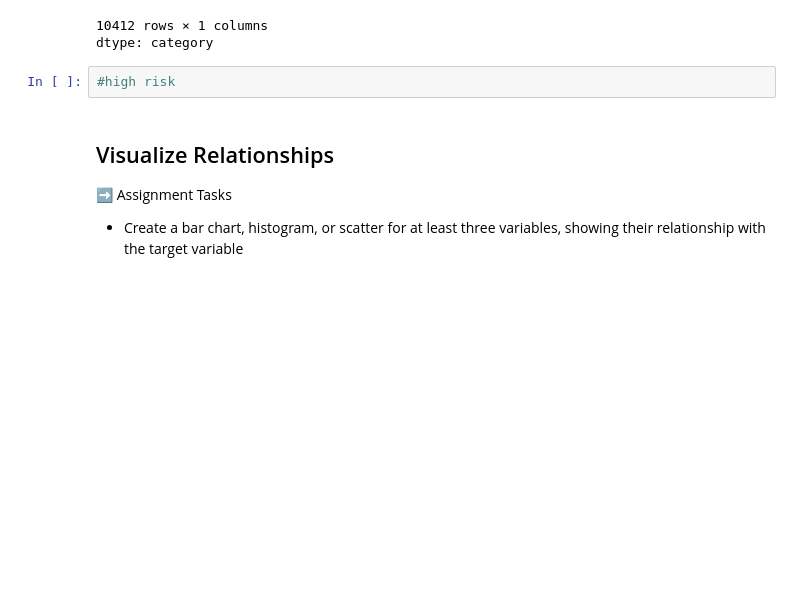
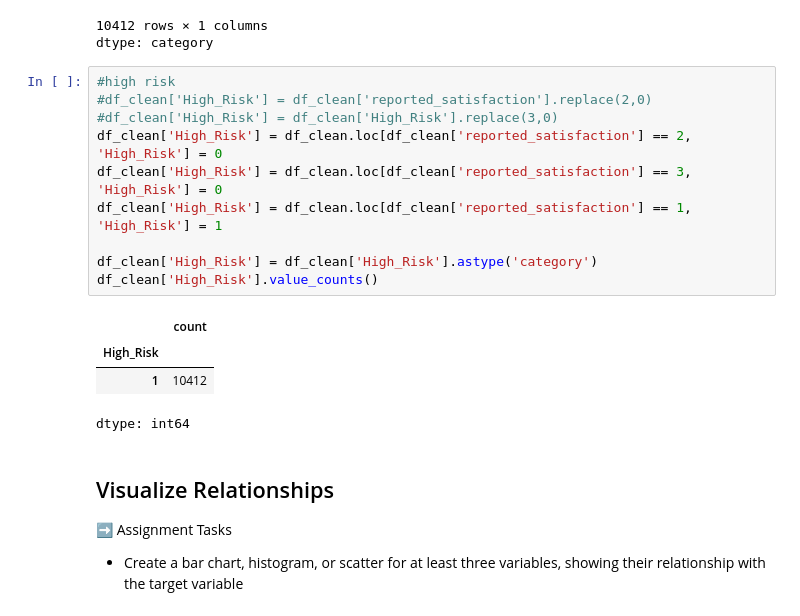
Before and after one commit to BBloxham1/is4487, a Jupyter notebook: Labs/Scripts/lab8_megatelco_data_prep.ipynb, the cells around one changed output. Drawn from its saved outputs; the diff is of its cells as text; blank space fills up the shorter version.

```diff
--- a/Labs/Scripts/lab8_megatelco_data_prep.ipynb
+++ b/Labs/Scripts/lab8_megatelco_data_prep.ipynb
@@ -240,8 +240,21 @@ df_clean['Income_Level'] = pd.cut(x=df['income'], bins=[0, 100000, 200000, 30000
 | 14998 | $101-200K |
 10412 rows × 1 columns
 dtype: category
-# %%
-#high risk
+# %%
+#high risk
+#df_clean['High_Risk'] = df_clean['reported_satisfaction'].replace(2,0)
+#df_clean['High_Risk'] = df_clean['High_Risk'].replace(3,0)
+df_clean['High_Risk'] = df_clean.loc[df_clean['reported_satisfaction'] == 2, 'High_Risk'] = 0
+df_clean['High_Risk'] = df_clean.loc[df_clean['reported_satisfaction'] == 3, 'High_Risk'] = 0
+df_clean['High_Risk'] = df_clean.loc[df_clean['reported_satisfaction'] == 1, 'High_Risk'] = 1
+
+df_clean['High_Risk'] = df_clean['High_Risk'].astype('category')
+df_clean['High_Risk'].value_counts()
+# %% [output]
+|  | count |
+| High_Risk |  |
+| 1 | 10412 |
+dtype: int64
 # %% [markdown]
 ## Visualize Relationships
 
```
Also changed, not shown: parts of 1 cell of this notebook.
